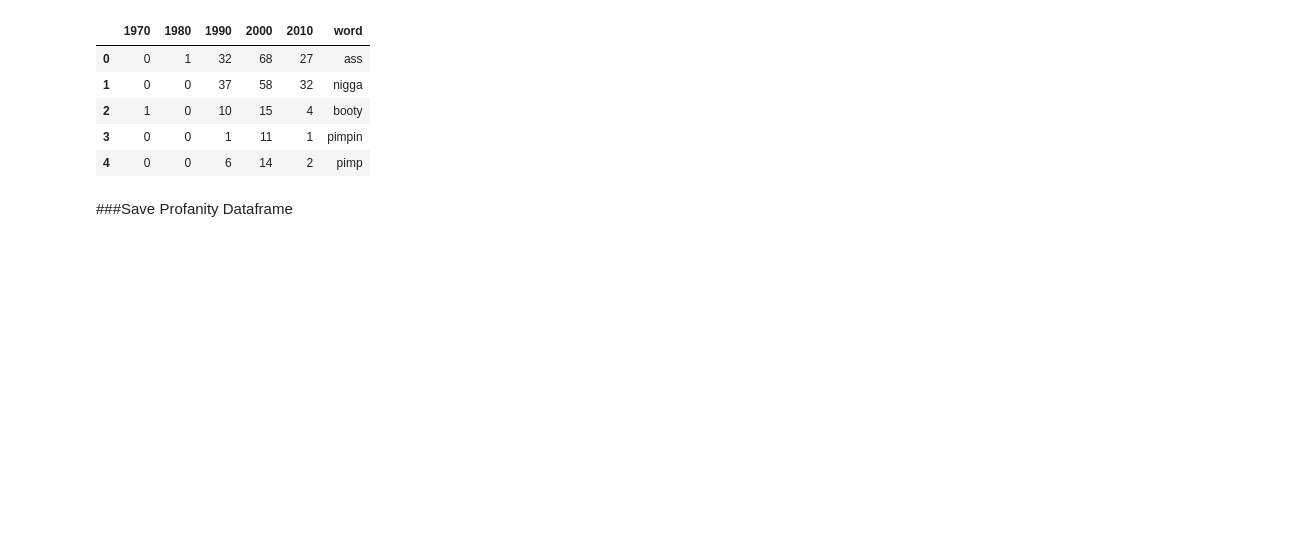
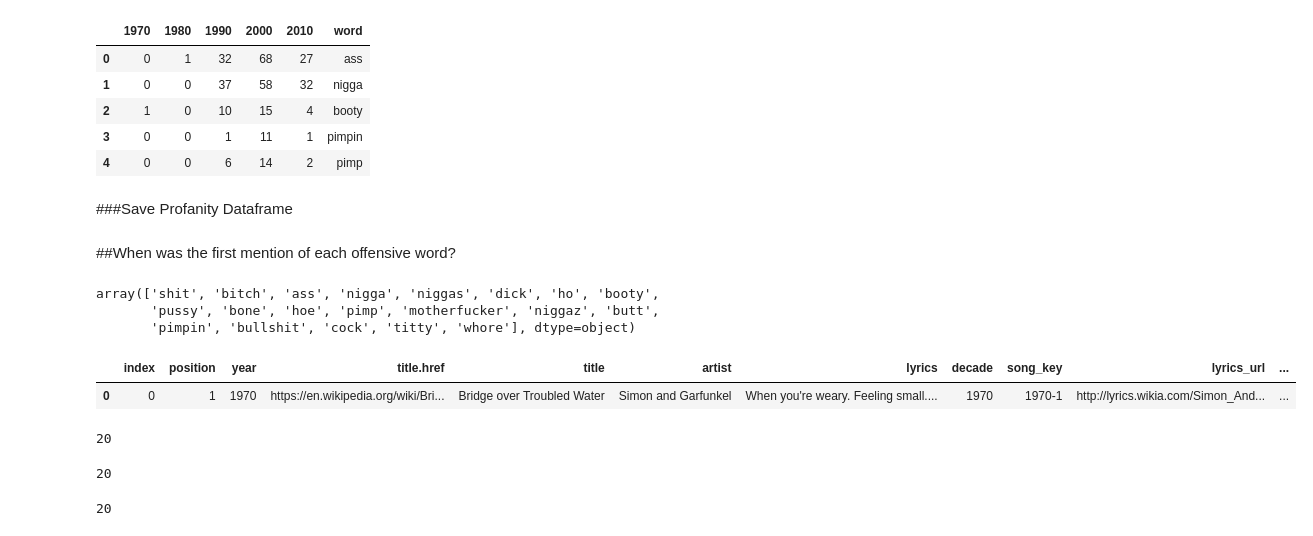
Before and after one commit to michaeljohns/lyrics-lab, a Jupyter notebook: notebooks/mj/Profanity-Extraction.ipynb, the cells around one changed output. Drawn from its saved outputs; the diff is of its cells as text; code cells hidden in the pictures; blank space fills up the shorter version.

```diff
--- a/notebooks/mj/Profanity-Extraction.ipynb
+++ b/notebooks/mj/Profanity-Extraction.ipynb
@@ -170,3 +170,12 @@ ncompdf.head()
 # %%
 # ncompdf
 dataframeToCsv(ncompdf,'noun_decade_offensives_reduced.csv')
+# %% [markdown]
+##When was the first mention of each offensive word?
+# %%
+# working with this to find the first.
+offensives
+# %% [output]
+array(['shit', 'bitch', 'ass', 'nigga', 'niggas', 'dick', 'ho', 'booty',
+       'pussy', 'bone', 'hoe', 'pimp', 'motherfucker', 'niggaz', 'butt',
+       'pimpin', 'bullshit', 'cock', 'titty', 'whore'], dtype=object)
@@ -172,0 +186,5 @@ dataframeToCsv(ncompdf,'noun_decade_offensives_reduced.csv')
+# %%
+lyricsdf.head(1)
+# %% [output]
+|  | index | position | year | title.href | title | artist | lyrics | decade | song_key | lyrics_url | ... |
+| 0 | 0 | 1 | 1970 | https://en.wikipedia.org/wiki/Bri... | Bridge over Troubled Water | Simon and Garfunkel | When you're weary. Feeling small.... | 1970 | 1970-1 | http://lyrics.wikia.com/Simon_And... | ... |
@@ -172,0 +205,12 @@ dataframeToCsv(ncompdf,'noun_decade_offensives_reduced.csv')
+# %%
+len(offensives)
+# %% [output]
+20
+# %%
+len(found_offensive)
+# %% [output]
+20
+# %%
+len(first_offensive)
+# %% [output]
+20
```
Also changed, not shown: parts of 14 cells of this notebook, 3 other files.
